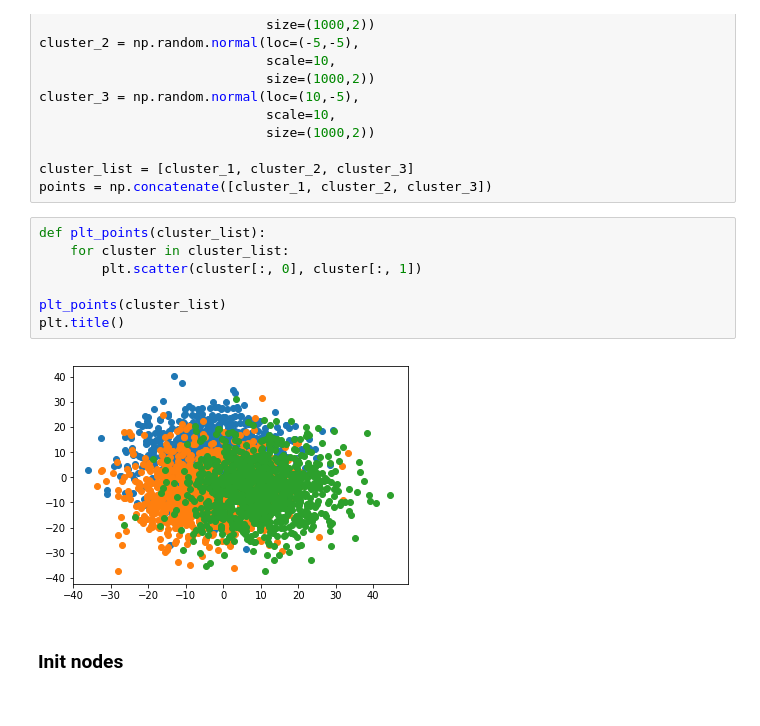
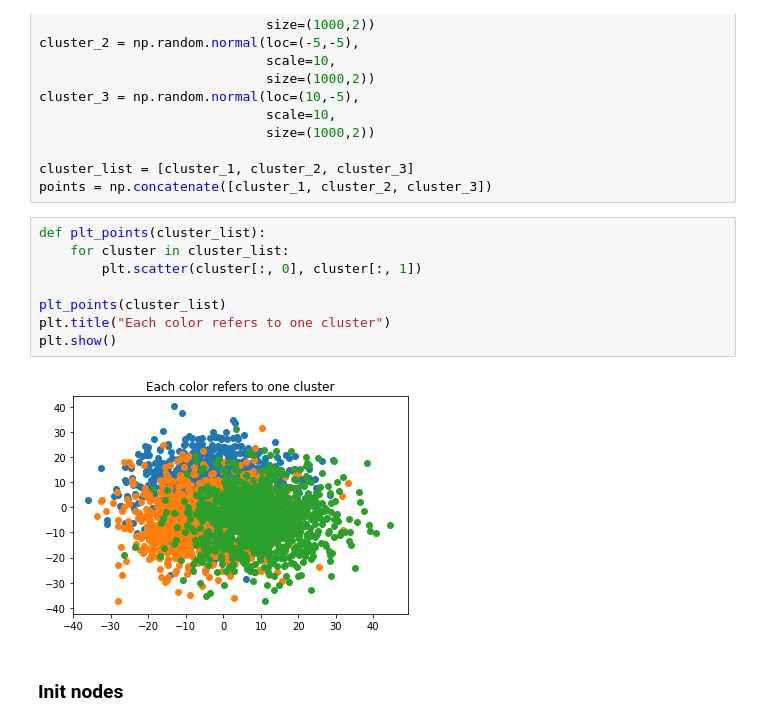
Before and after one commit to JohannesTruongLe/effective_ml, a Jupyter notebook: notebooks/k Means.ipynb, the cells around one changed output. Drawn from its saved outputs; the diff is of its cells as text.

```diff
--- a/notebooks/k Means.ipynb
+++ b/notebooks/k Means.ipynb
@@ -38,12 +38,13 @@ points = np.concatenate([cluster_1, cluster_2, cluster_3])
 # %%
 def plt_points(cluster_list):
     for cluster in cluster_list:
         plt.scatter(cluster[:, 0], cluster[:, 1])
 
 plt_points(cluster_list)
-plt.title()
+plt.title("Each color refers to one cluster")
+plt.show()
 # %% [output]
-[figure, old version]
+[figure, new version]
 # %% [markdown]
 ### Init nodes
 # %%
```
Also changed, not shown: parts of 3 cells of this notebook.
